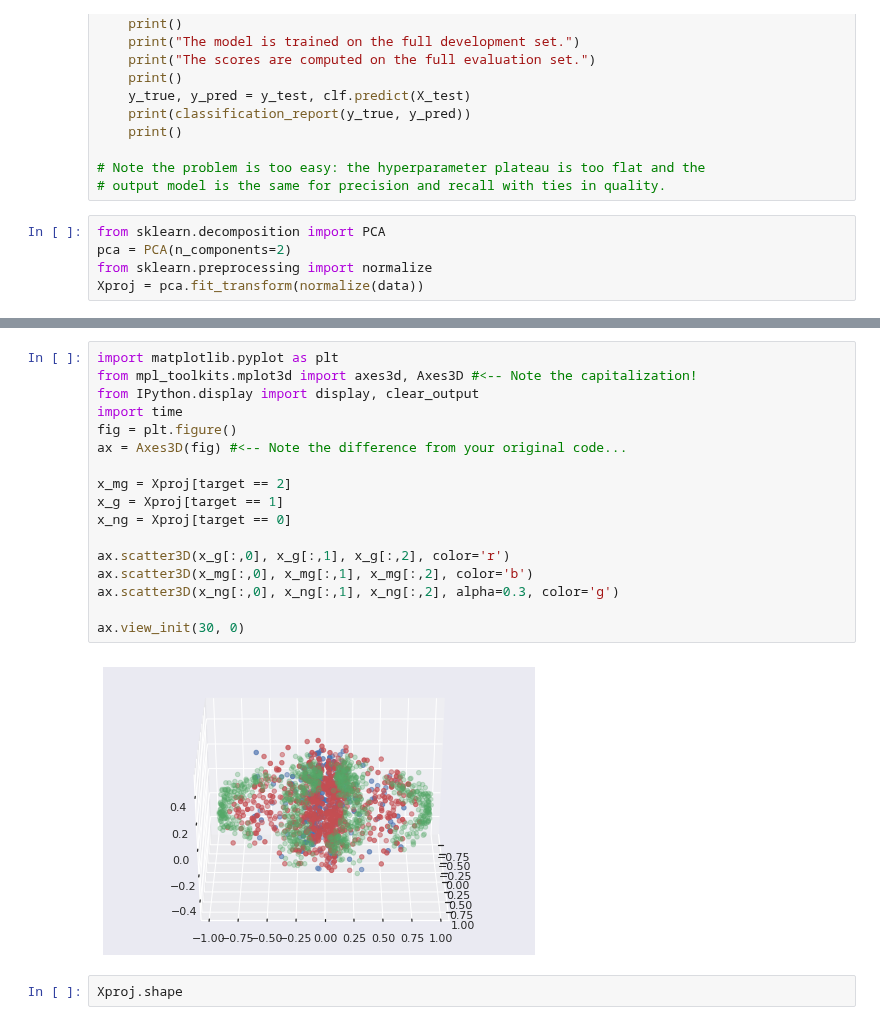
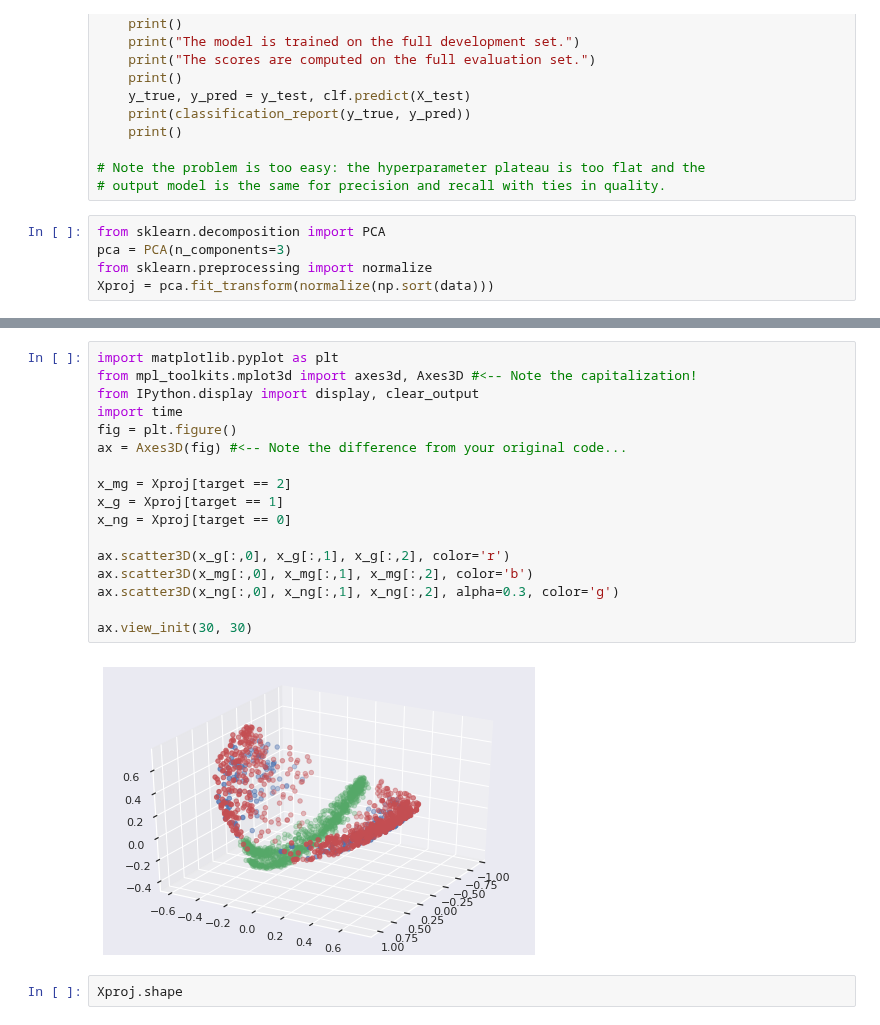
Before and after one commit to Paolo97Gll/bachelor_thesis, a Jupyter notebook: ml_models/ml_model-test.ipynb, the cells around one changed output, grey strips where cells are left out. Cells and saved outputs as stored; diff of their text form.

```diff
--- a/ml_models/ml_model-test.ipynb
+++ b/ml_models/ml_model-test.ipynb
@@ -149,6 +151,6 @@ for score in scores:
 # output model is the same for precision and recall with ties in quality.
 # %%
 from sklearn.decomposition import PCA
-pca = PCA(n_components=2)
+pca = PCA(n_components=3)
 from sklearn.preprocessing import normalize
-Xproj = pca.fit_transform(normalize(data))
+Xproj = pca.fit_transform(normalize(np.sort(data)))
@@ -198,22 +183,22 @@ plt.savefig('SVC/ris/plots/PCA-2_dimensions.pdf')
 # %%
 import matplotlib.pyplot as plt
 from mpl_toolkits.mplot3d import axes3d, Axes3D #<-- Note the capitalization!
 from IPython.display import display, clear_output
 import time
 fig = plt.figure()
 ax = Axes3D(fig) #<-- Note the difference from your original code...
 
 x_mg = Xproj[target == 2]
 x_g = Xproj[target == 1]
 x_ng = Xproj[target == 0]
 
 ax.scatter3D(x_g[:,0], x_g[:,1], x_g[:,2], color='r')
 ax.scatter3D(x_mg[:,0], x_mg[:,1], x_mg[:,2], color='b')
 ax.scatter3D(x_ng[:,0], x_ng[:,1], x_ng[:,2], alpha=0.3, color='g')
 
-ax.view_init(30, 0)
+ax.view_init(30, 30)
 # %% [output]
-[figure, old version]
+[figure, new version]
 # %%
 Xproj.shape
 # %% [output]
```
Also changed, not shown: parts of 5 cells of this notebook.
